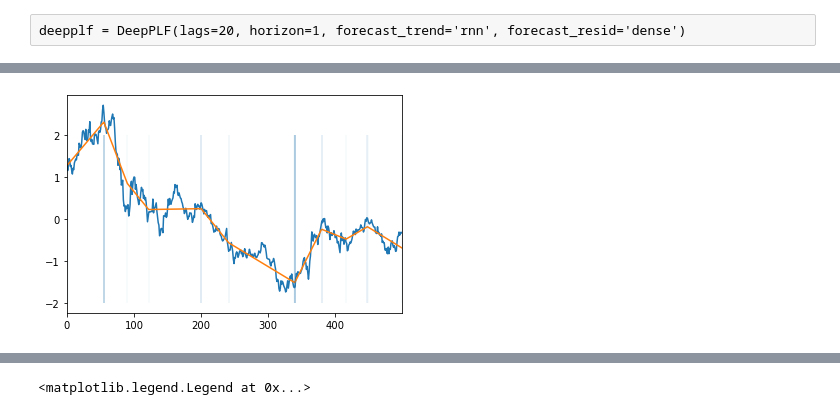
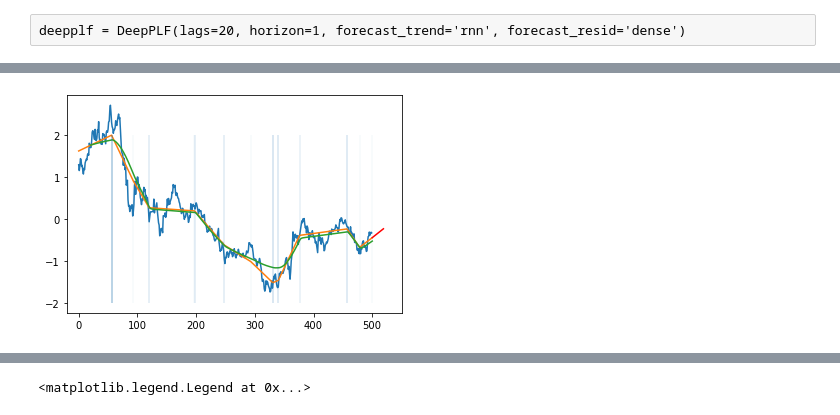
Before and after one commit to GuillaumeDMMarion/deep-plats, a Jupyter notebook: notebooks/development.ipynb, the cells around one changed output, grey strips where cells are left out. Cells and saved outputs as stored; diff of their text form; code cells hidden in the pictures.

```diff
--- a/notebooks/development.ipynb
+++ b/notebooks/development.ipynb
@@ -138,9 +72,11 @@ plt.xlim(X.min()-10);
+# %%
+plt.plot(X, y)
+plt.plot(X, deepplf.transform(X))
+plt.plot(X[lags-1:]+1, deepplf.predict(X, y, model='trend'))
+plt.plot((X+20)[-20:], deepplf.plf.extrapolate(torch.tensor([X]), horizon=20).detach().numpy().flatten(), c='red', )
+plt.vlines(deepplf.plr.breakpoints(), -2, 2, linewidth=.1, alpha=.5)
+plt.xlim(X.min()-20);
+# %% [output]
+[figure, added]
 # %%
 # Either breaks=1.0 with lam=.001 OR breaks=.2 with lam=0
-# %%
-plt.plot(X, y)
-plt.plot(X, deepplf.plr(torch.tensor(X[:, None, None], dtype=torch.float)).detach().numpy().flatten())
-plt.vlines(deepplf.plr.scaler.inverse_transform(deepplf.plr.state_dict()['breaks'][None, None, :]), -2, 2, linewidth=.1, alpha=.5)
-plt.xlim(X.min()-.1, X.max()+.1);
-# %% [output]
-[figure, removed]
```
Also changed, not shown: parts of 26 cells of this notebook.
